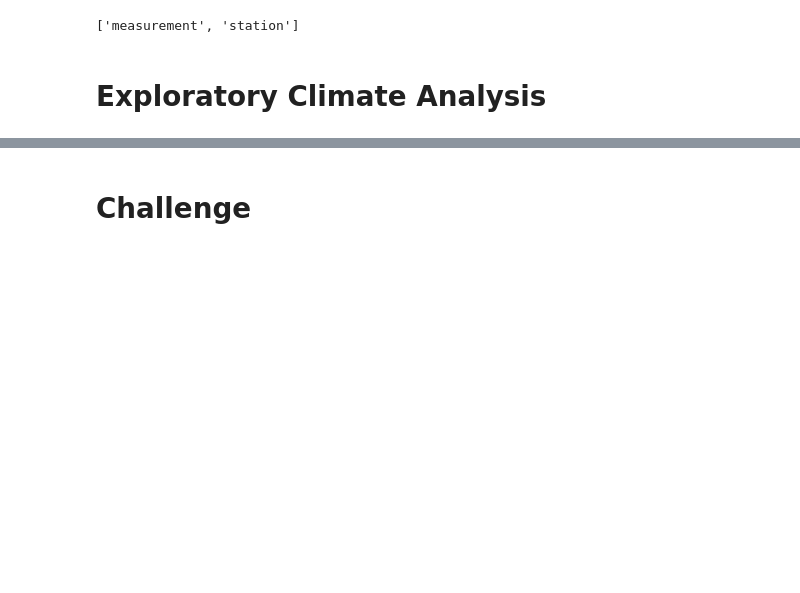
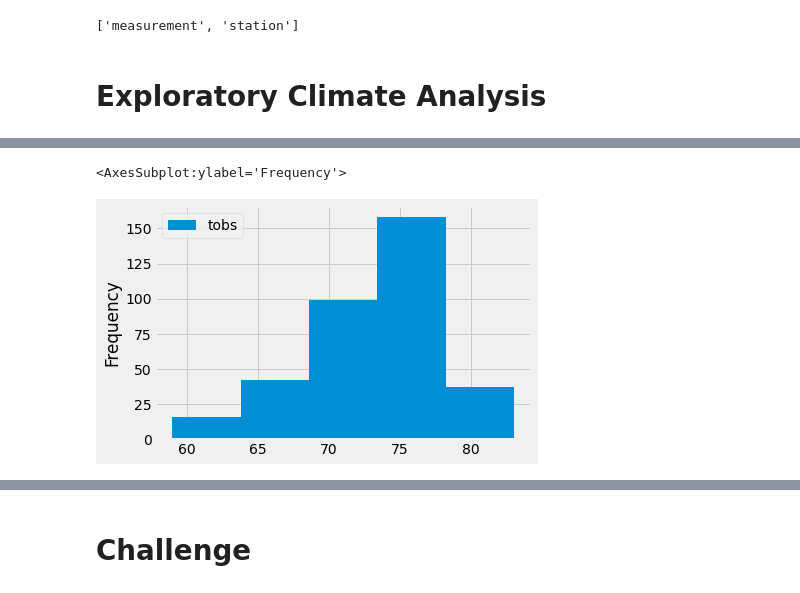
Before and after one commit to FIRE-Phoebe/Surf-Up-Business-Analysis, a Jupyter notebook: climate_analysis.ipynb, the cells around one changed output, grey strips where cells are left out. Saved outputs shown, nothing was run; the diff lists cells and outputs as text; code cells hidden in the pictures; blank space fills up the shorter version.

```diff
--- a/climate_analysis.ipynb
+++ b/climate_analysis.ipynb
@@ -64,0 +157,6 @@ session= Session(engine)
+# %%
+#compare bin=5 and 20
+df.plot.hist(bins=5)
+# %% [output]
+<AxesSubplot:ylabel='Frequency'>
+[figure, added]
```
Also changed, not shown: parts of 8 cells of this notebook.
